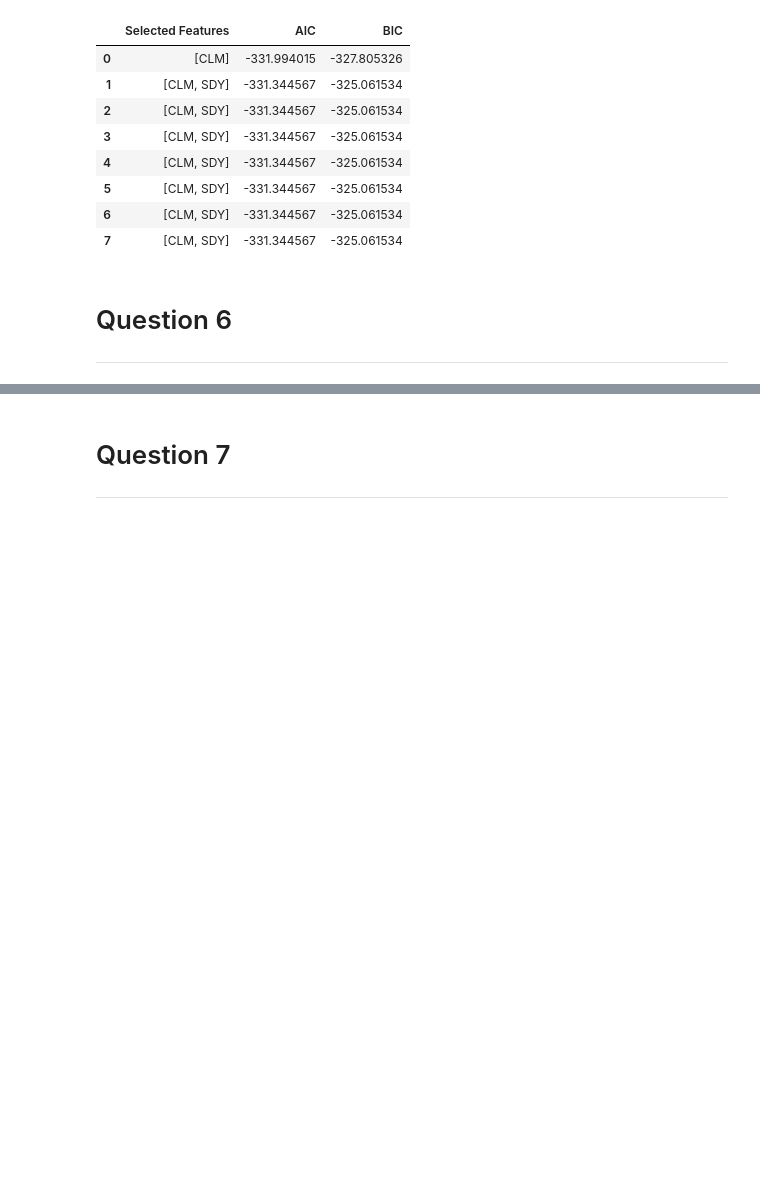
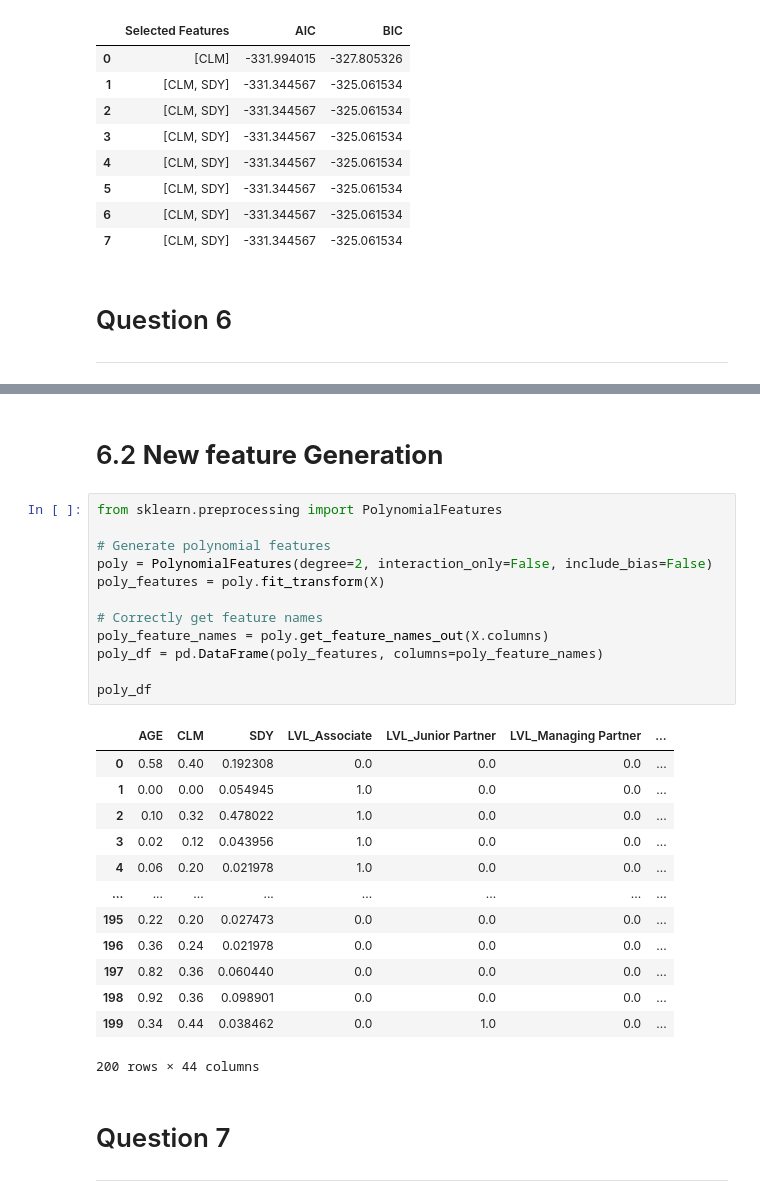
Before and after one commit to SirThaps/DAE_project, a Jupyter notebook: DAE_Assignment_ALL Q.ipynb, the cells around one changed output, grey strips where cells are left out. Saved outputs shown, nothing was run; the diff lists cells and outputs as text; blank space fills up the shorter version.

```diff
--- a/DAE_Assignment_ALL Q.ipynb
+++ b/DAE_Assignment_ALL Q.ipynb
@@ -595,3 +652,31 @@ ridge_selected_features_df
+# %% [markdown]
+# 6.2 __New feature Generation__
+# %%
+from sklearn.preprocessing import PolynomialFeatures
+
+# Generate polynomial features
+poly = PolynomialFeatures(degree=2, interaction_only=False, include_bias=False)
+poly_features = poly.fit_transform(X)
+
+# Correctly get feature names
+poly_feature_names = poly.get_feature_names_out(X.columns)
+poly_df = pd.DataFrame(poly_features, columns=poly_feature_names)
+
+poly_df
+# %% [output]
+|  | AGE | CLM | SDY | LVL_Associate | LVL_Junior Partner | LVL_Managing Partner | ... |
+| 0 | 0.58 | 0.40 | 0.192308 | 0.0 | 0.0 | 0.0 | ... |
+| 1 | 0.00 | 0.00 | 0.054945 | 1.0 | 0.0 | 0.0 | ... |
+| 2 | 0.10 | 0.32 | 0.478022 | 1.0 | 0.0 | 0.0 | ... |
+| 3 | 0.02 | 0.12 | 0.043956 | 1.0 | 0.0 | 0.0 | ... |
+| 4 | 0.06 | 0.20 | 0.021978 | 1.0 | 0.0 | 0.0 | ... |
+| ... | ... | ... | ... | ... | ... | ... | ... |
+| 195 | 0.22 | 0.20 | 0.027473 | 0.0 | 0.0 | 0.0 | ... |
+| 196 | 0.36 | 0.24 | 0.021978 | 0.0 | 0.0 | 0.0 | ... |
+| 197 | 0.82 | 0.36 | 0.060440 | 0.0 | 0.0 | 0.0 | ... |
+| 198 | 0.92 | 0.36 | 0.098901 | 0.0 | 0.0 | 0.0 | ... |
+| 199 | 0.34 | 0.44 | 0.038462 | 0.0 | 1.0 | 0.0 | ... |
+200 rows × 44 columns
 # %% [markdown]
 # Question 7
 ---
```
Also changed, not shown: parts of 4 cells of this notebook.
